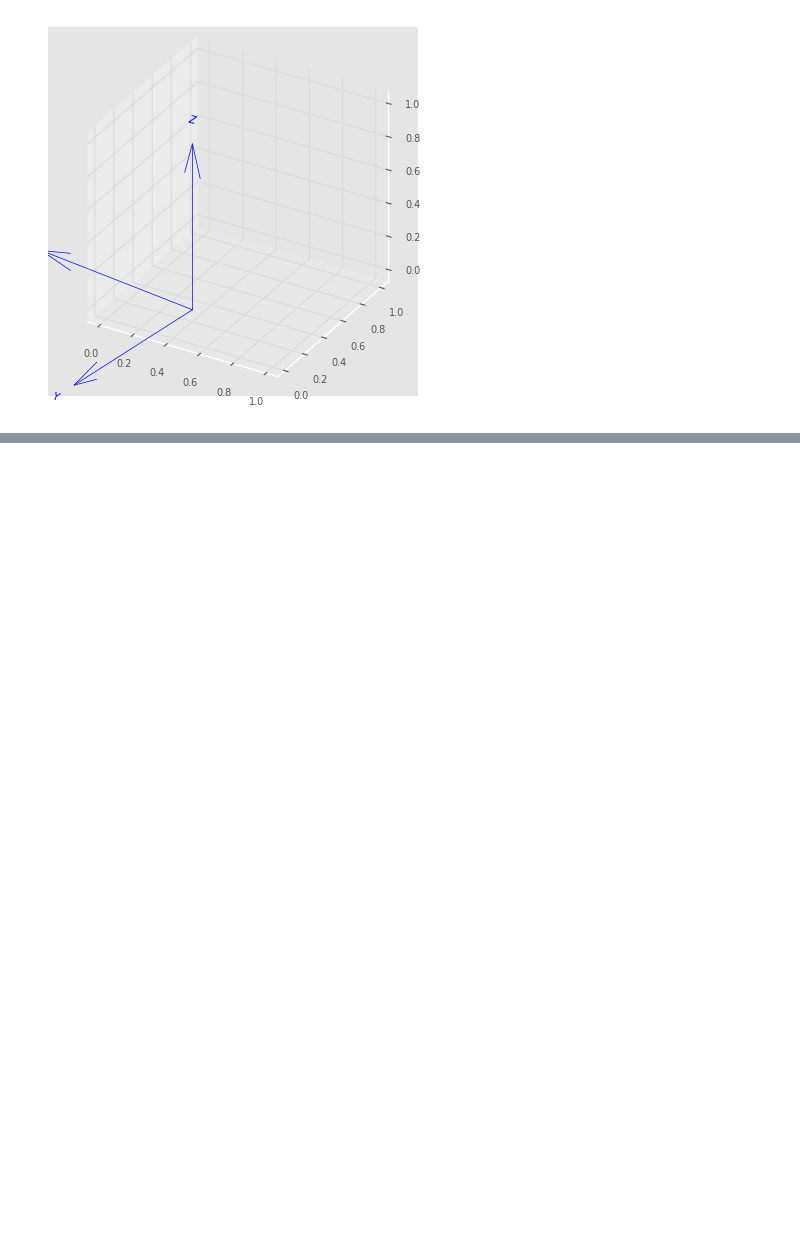
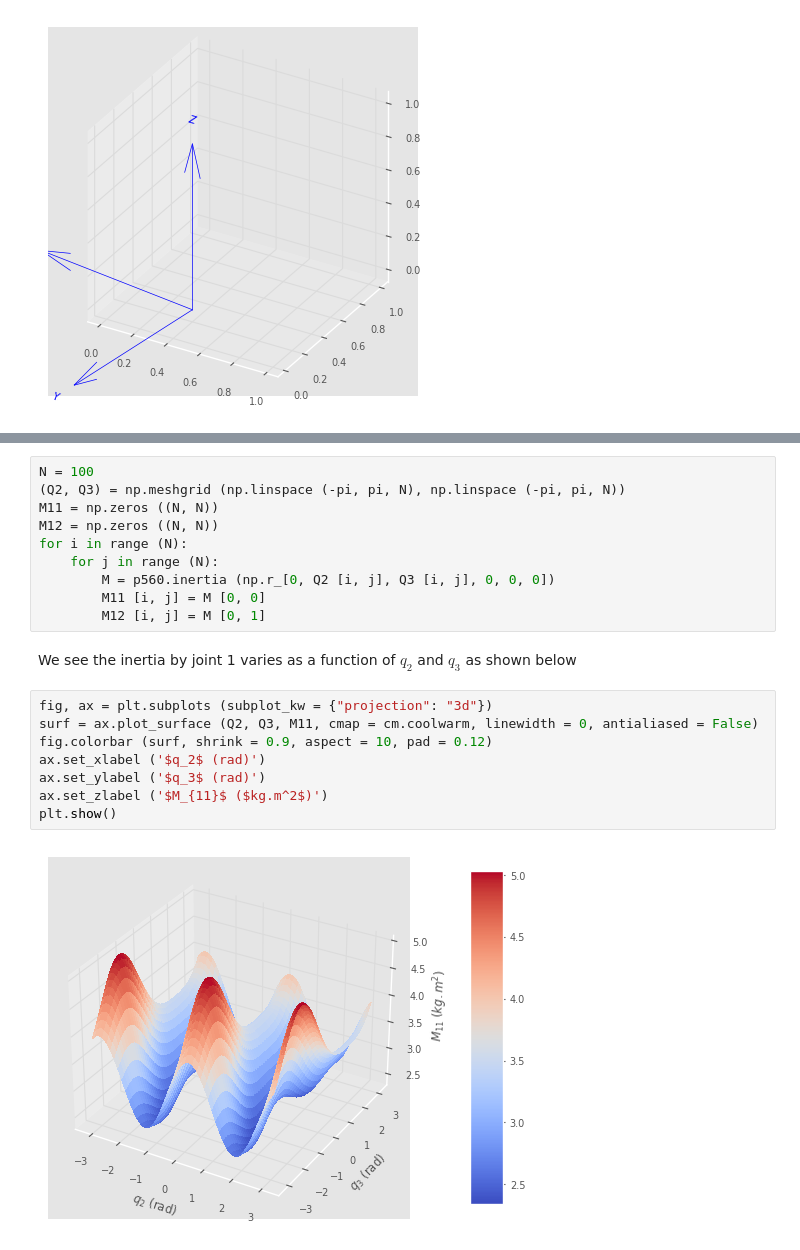
Before and after one commit to AleksandrMorozov123/Computer-vision-with-TensorFlow-Keras-and-OpenCV, a Jupyter notebook: toolbox_for_robotics.ipynb, the cells around one changed output, grey strips where cells are left out. Drawn from its saved outputs; the diff is of its cells as text; blank space fills up the shorter version.

```diff
--- a/toolbox_for_robotics.ipynb
+++ b/toolbox_for_robotics.ipynb
@@ -358,0 +407,22 @@ Ts.animate ()
+# %%
+N = 100
+(Q2, Q3) = np.meshgrid (np.linspace (-pi, pi, N), np.linspace (-pi, pi, N))
+M11 = np.zeros ((N, N))
+M12 = np.zeros ((N, N))
+for i in range (N):
+    for j in range (N):
+        M = p560.inertia (np.r_[0, Q2 [i, j], Q3 [i, j], 0, 0, 0])
+        M11 [i, j] = M [0, 0]
+        M12 [i, j] = M [0, 1]
+# %% [markdown]
+We see the inertia by joint 1 varies as a function of $q_2$ and $q_3$ as shown below
+# %%
+fig, ax = plt.subplots (subplot_kw = {"projection": "3d"})
+surf = ax.plot_surface (Q2, Q3, M11, cmap = cm.coolwarm, linewidth = 0, antialiased = False)
+fig.colorbar (surf, shrink = 0.9, aspect = 10, pad = 0.12)
+ax.set_xlabel ('$q_2$ (rad)')
+ax.set_ylabel ('$q_3$ (rad)')
+ax.set_zlabel ('$M_{11}$ ($kg.m^2$)')
+plt.show()
+# %% [output]
+[figure, added]
```
Also changed, not shown: parts of 26 cells of this notebook.
